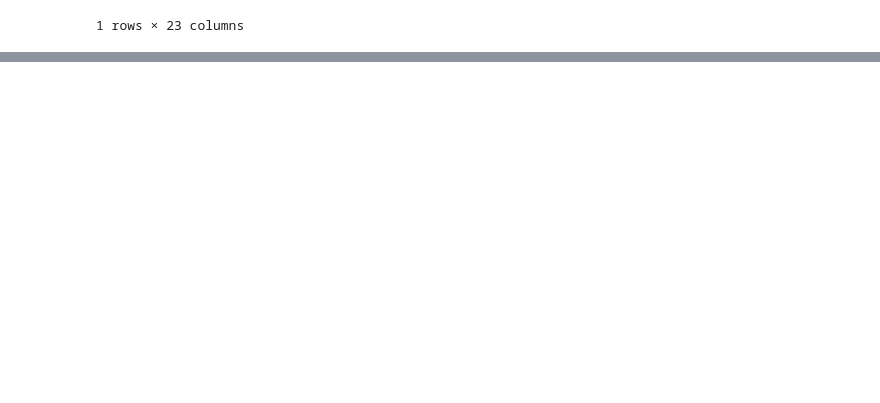
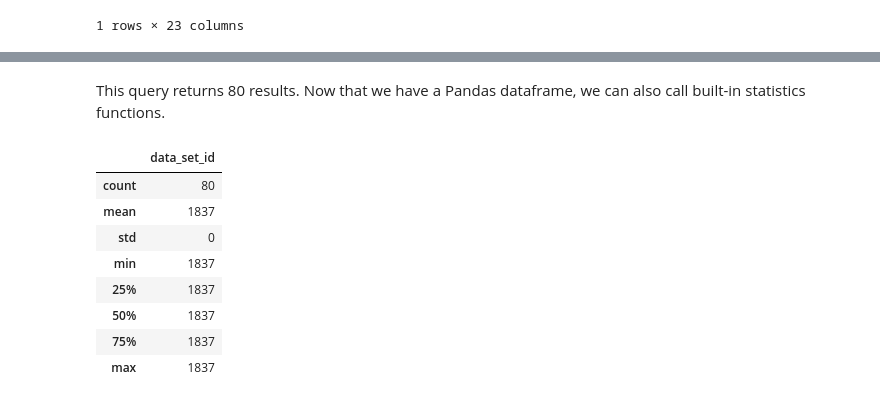
Before and after one commit to hackingmaterials/matminer, a Jupyter notebook: matminer/data_retrieval/examples/Example1.ipynb, the cells around one changed output, grey strips where cells are left out. Cells and saved outputs as stored; diff of their text form; code cells hidden in the pictures; blank space fills up the shorter version.

```diff
--- a/matminer/data_retrieval/examples/Example1.ipynb
+++ b/matminer/data_retrieval/examples/Example1.ipynb
@@ -21,0 +45,14 @@ In the dataframe above, the above query results in one sample/hit from the Citri
+# %% [markdown]
+This query returns 80 results. Now that we have a Pandas dataframe, we can also call built-in statistics functions.
+# %%
+my_df.describe()
+# %% [output]
+|  | data_set_id |
+| count | 80 |
+| mean | 1837 |
+| std | 0 |
+| min | 1837 |
+| 25% | 1837 |
+| 50% | 1837 |
+| 75% | 1837 |
+| max | 1837 |
```
Also changed, not shown: parts of 2 cells of this notebook.
